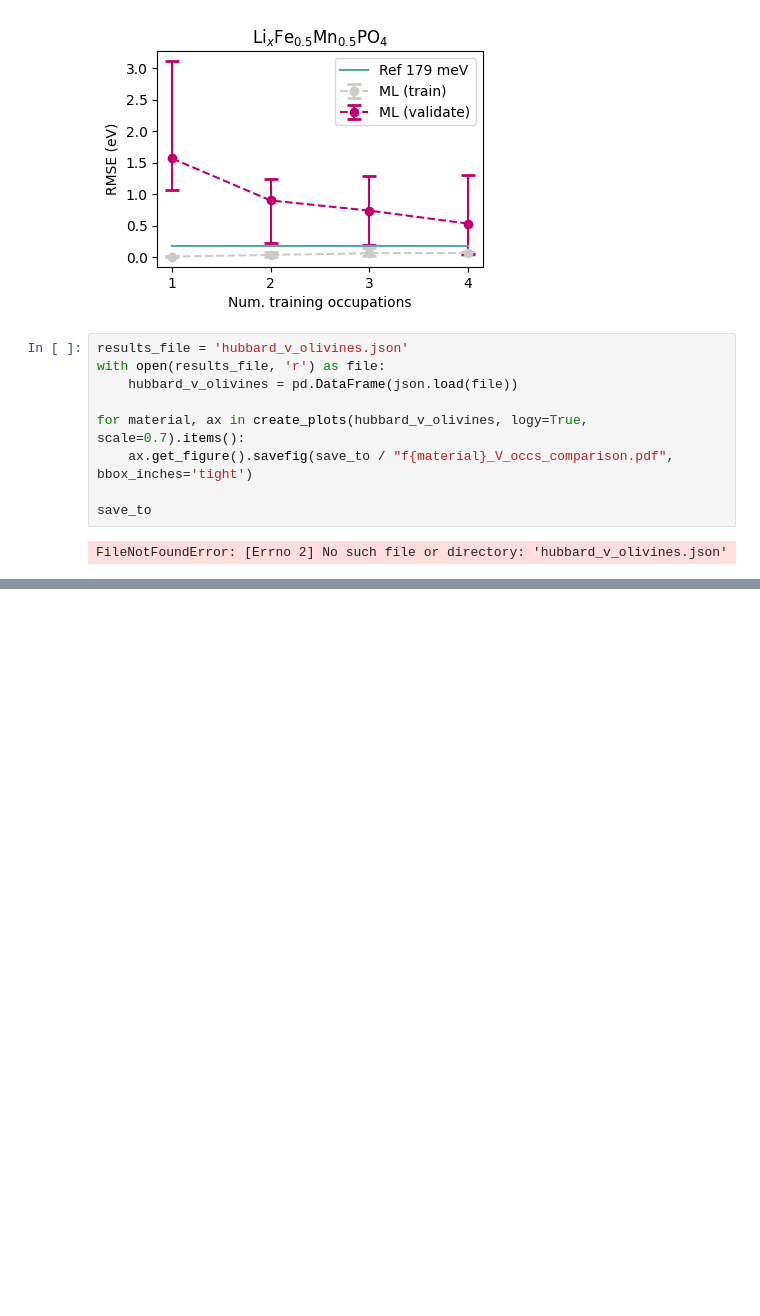
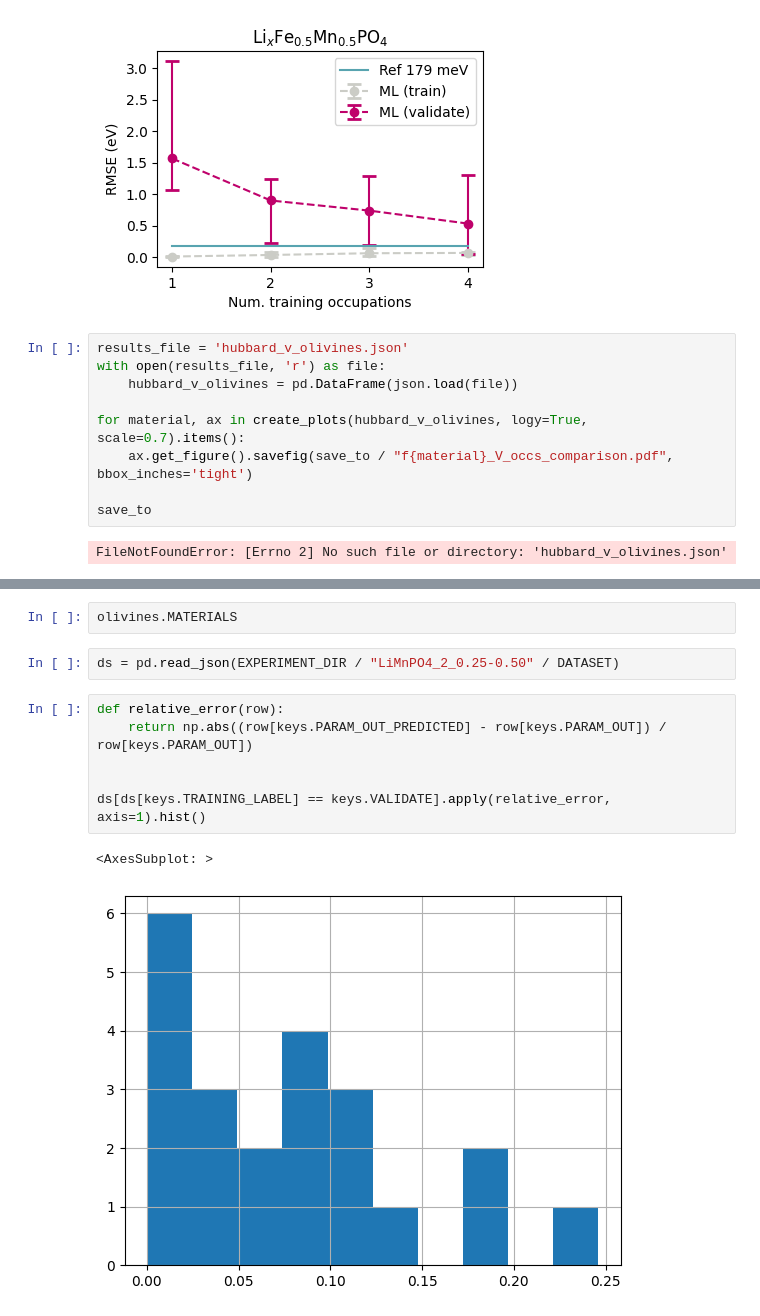
Before and after one commit to camml-lab/hubbardml, a Jupyter notebook: experiments/olivines_analysis.ipynb, the cells around one changed output, grey strips where cells are left out. Drawn from its saved outputs; the diff is of its cells as text; blank space fills up the shorter version.

```diff
--- a/experiments/olivines_analysis.ipynb
+++ b/experiments/olivines_analysis.ipynb
@@ -166,0 +181,13 @@ uv_data
+# %%
+olivines.MATERIALS
+# %%
+ds = pd.read_json(EXPERIMENT_DIR / "LiMnPO4_2_0.25-0.50" / DATASET)
+# %%
+def relative_error(row):
+    return np.abs((row[keys.PARAM_OUT_PREDICTED] - row[keys.PARAM_OUT]) / row[keys.PARAM_OUT])
+
+
+ds[ds[keys.TRAINING_LABEL] == keys.VALIDATE].apply(relative_error, axis=1).hist()
+# %% [output]
+<AxesSubplot: >
+[figure, added]
```
Also changed, not shown: parts of 4 cells of this notebook, 2 other files.
